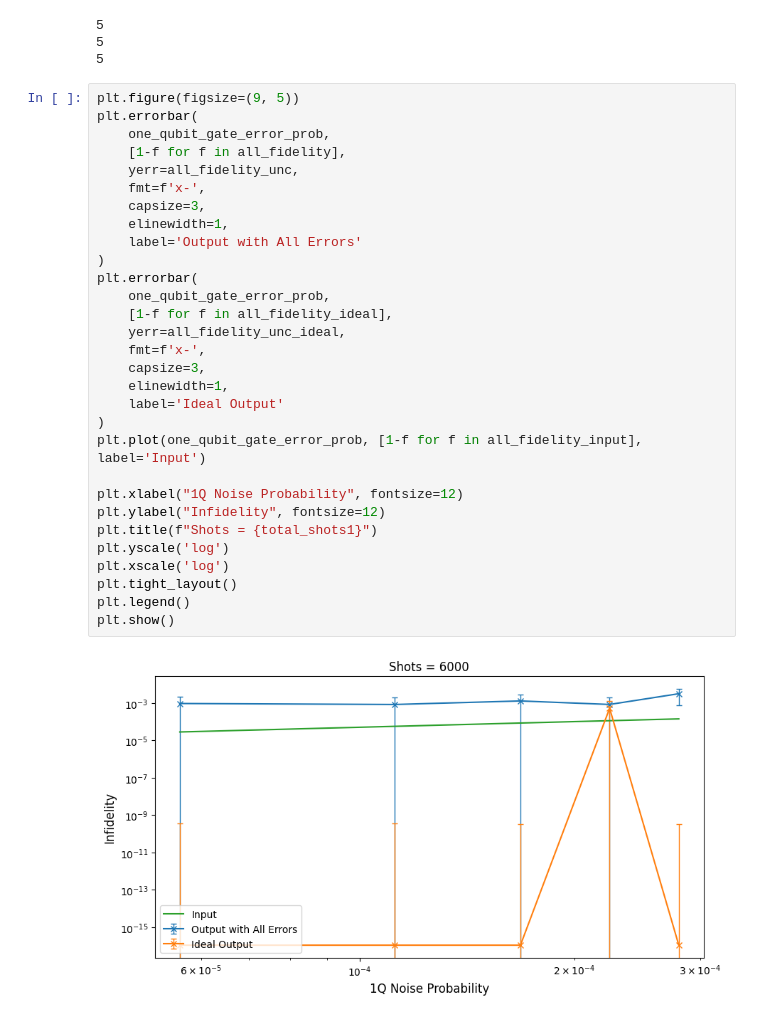
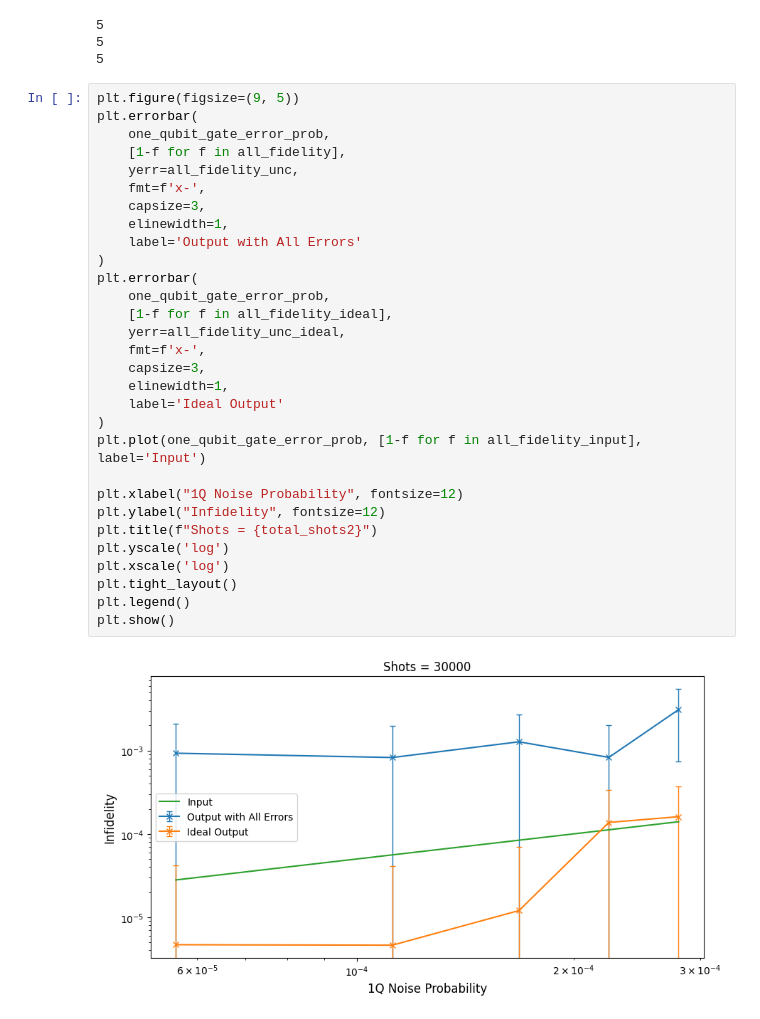
Before and after one commit to Sal7ySalt/Smallest-MSD-Protocol, a Jupyter notebook: Steane/21_qubits.ipynb, the cells around one changed output. Saved outputs shown, nothing was run; the diff lists cells and outputs as text.

```diff
--- a/Steane/21_qubits.ipynb
+++ b/Steane/21_qubits.ipynb
@@ -600,32 +608,32 @@ print(len(all_fidelity_input))
 # %%
 plt.figure(figsize=(9, 5))
 plt.errorbar(
     one_qubit_gate_error_prob,
     [1-f for f in all_fidelity],
     yerr=all_fidelity_unc,
     fmt=f'x-',
     capsize=3,
     elinewidth=1,
     label='Output with All Errors'
 )
 plt.errorbar(
     one_qubit_gate_error_prob,
     [1-f for f in all_fidelity_ideal],
     yerr=all_fidelity_unc_ideal,
     fmt=f'x-',
     capsize=3,
     elinewidth=1,
     label='Ideal Output'
 )
 plt.plot(one_qubit_gate_error_prob, [1-f for f in all_fidelity_input], label='Input')
 
 plt.xlabel("1Q Noise Probability", fontsize=12)
 plt.ylabel("Infidelity", fontsize=12)
-plt.title(f"Shots = {total_shots1}")
+plt.title(f"Shots = {total_shots2}")
 plt.yscale('log')
 plt.xscale('log')
 plt.tight_layout()
 plt.legend()
 plt.show()
 # %% [output]
-[figure, old version]
+[figure, new version]
```
Also changed, not shown: parts of 6 cells of this notebook, 4 other files.
